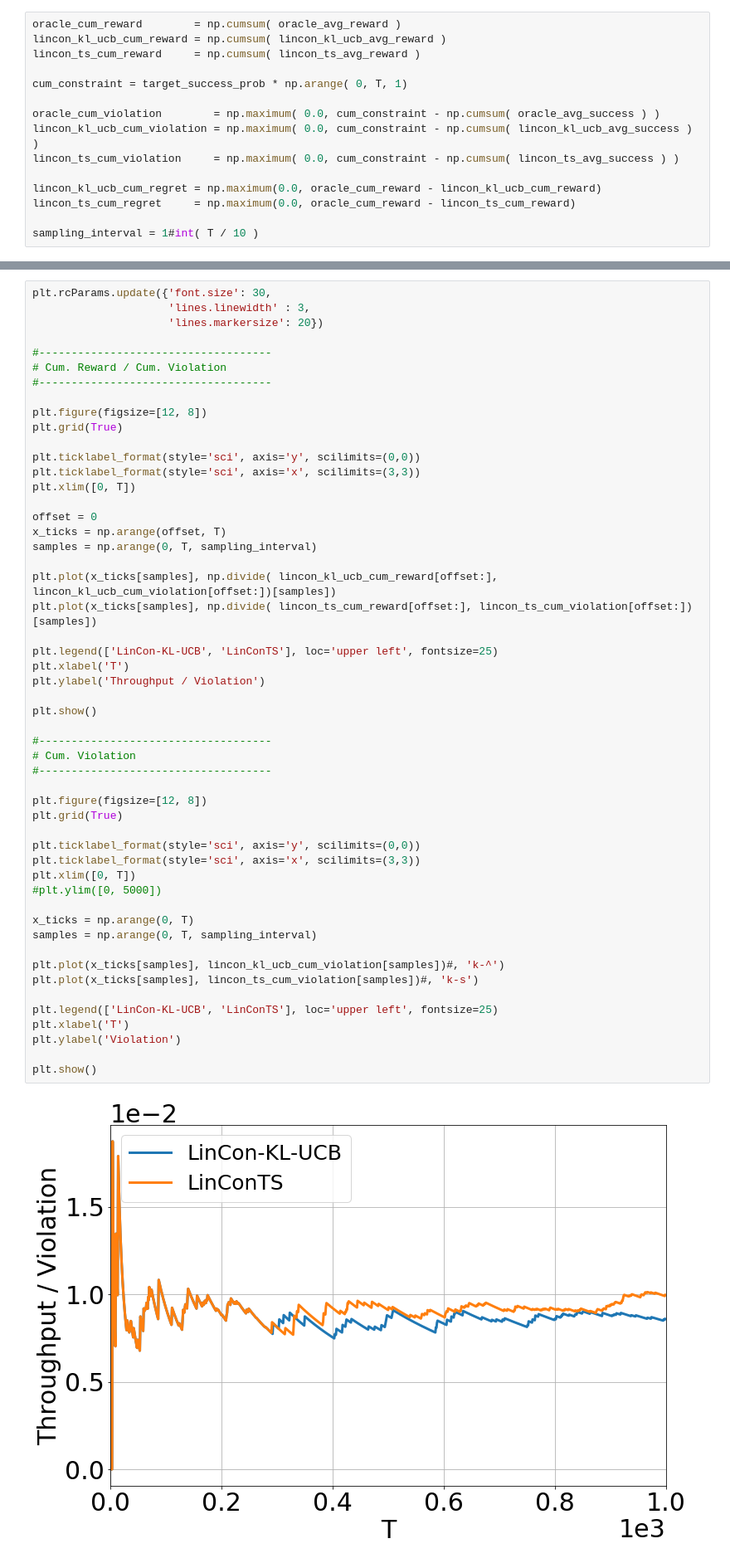
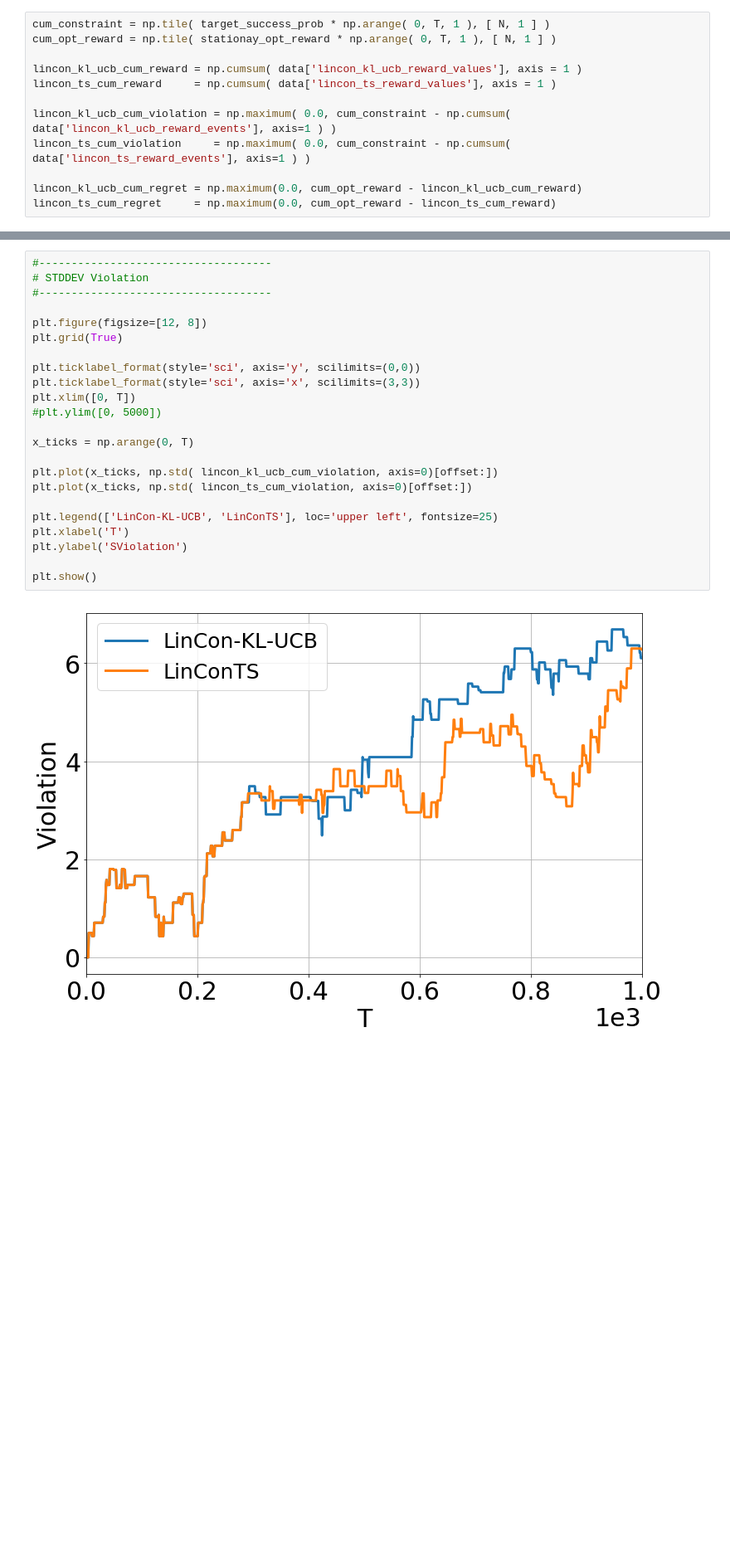
Before and after one commit to vidits-kth/LinConTS, a Jupyter notebook: LinConTS_plots.ipynb, the cells around one changed output, grey strips where cells are left out. Shown at 83% size. Cells and saved outputs as stored; diff of their text form; blank space fills up the shorter version.

Commit message:
Updated plotting

```diff
--- a/LinConTS_plots.ipynb
+++ b/LinConTS_plots.ipynb
@@ -22,17 +17,14 @@ lincon_ts_avg_success     = np.mean( data['lincon_ts_reward_events'], axis=0 )
 # %%
-oracle_cum_reward        = np.cumsum( oracle_avg_reward )
-lincon_kl_ucb_cum_reward = np.cumsum( lincon_kl_ucb_avg_reward )
-lincon_ts_cum_reward     = np.cumsum( lincon_ts_avg_reward )
+cum_constraint = np.tile( target_success_prob * np.arange( 0, T, 1 ), [ N, 1 ] )
+cum_opt_reward = np.tile( stationay_opt_reward * np.arange( 0, T, 1 ), [ N, 1 ] )
 
-cum_constraint = target_success_prob * np.arange( 0, T, 1)
+lincon_kl_ucb_cum_reward = np.cumsum( data['lincon_kl_ucb_reward_values'], axis = 1 )
+lincon_ts_cum_reward     = np.cumsum( data['lincon_ts_reward_values'], axis = 1 )
 
-oracle_cum_violation        = np.maximum( 0.0, cum_constraint - np.cumsum( oracle_avg_success ) )
-lincon_kl_ucb_cum_violation = np.maximum( 0.0, cum_constraint - np.cumsum( lincon_kl_ucb_avg_success ) )
-lincon_ts_cum_violation     = np.maximum( 0.0, cum_constraint - np.cumsum( lincon_ts_avg_success ) )
+lincon_kl_ucb_cum_violation = np.maximum( 0.0, cum_constraint - np.cumsum( data['lincon_kl_ucb_reward_events'], axis=1 ) )
+lincon_ts_cum_violation     = np.maximum( 0.0, cum_constraint - np.cumsum( data['lincon_ts_reward_events'], axis=1 ) )
 
-lincon_kl_ucb_cum_regret = np.maximum(0.0, oracle_cum_reward - lincon_kl_ucb_cum_reward)
-lincon_ts_cum_regret     = np.maximum(0.0, oracle_cum_reward - lincon_ts_cum_reward)
-
-sampling_interval = 1#int( T / 10 )
+lincon_kl_ucb_cum_regret = np.maximum(0.0, cum_opt_reward - lincon_kl_ucb_cum_reward)
+lincon_ts_cum_regret     = np.maximum(0.0, cum_opt_reward - lincon_ts_cum_reward)
 # %% [markdown]
 # Plot Results
@@ -39,54 +138,25 @@ sampling_interval = 1#int( T / 10 )
 # %%
-plt.rcParams.update({'font.size': 30,
-                     'lines.linewidth' : 3,
-                     'lines.markersize': 20})
-
 #------------------------------------
-# Cum. Reward / Cum. Violation
-#------------------------------------
-
-plt.figure(figsize=[12, 8])
-plt.grid(True)
-
-plt.ticklabel_format(style='sci', axis='y', scilimits=(0,0))
-plt.ticklabel_format(style='sci', axis='x', scilimits=(3,3))
-plt.xlim([0, T])
-
-offset = 0
-x_ticks = np.arange(offset, T)
-samples = np.arange(0, T, sampling_interval)
-
-plt.plot(x_ticks[samples], np.divide( lincon_kl_ucb_cum_reward[offset:], lincon_kl_ucb_cum_violation[offset:])[samples])
-plt.plot(x_ticks[samples], np.divide( lincon_ts_cum_reward[offset:], lincon_ts_cum_violation[offset:])[samples])
-
-plt.legend(['LinCon-KL-UCB', 'LinConTS'], loc='upper left', fontsize=25)
-plt.xlabel('T')
-plt.ylabel('Throughput / Violation')
-
-plt.show()
-
-#------------------------------------
-# Cum. Violation
+# STDDEV Violation
 #------------------------------------
 
 plt.figure(figsize=[12, 8])
 plt.grid(True)
 
 plt.ticklabel_format(style='sci', axis='y', scilimits=(0,0))
 plt.ticklabel_format(style='sci', axis='x', scilimits=(3,3))
 plt.xlim([0, T])
 #plt.ylim([0, 5000])
 
 x_ticks = np.arange(0, T)
-samples = np.arange(0, T, sampling_interval)
 
-plt.plot(x_ticks[samples], lincon_kl_ucb_cum_violation[samples])#, 'k-^')
-plt.plot(x_ticks[samples], lincon_ts_cum_violation[samples])#, 'k-s')
+plt.plot(x_ticks, np.std( lincon_kl_ucb_cum_violation, axis=0)[offset:])
+plt.plot(x_ticks, np.std( lincon_ts_cum_violation, axis=0)[offset:])
 
 plt.legend(['LinCon-KL-UCB', 'LinConTS'], loc='upper left', fontsize=25)
 plt.xlabel('T')
-plt.ylabel('Violation')
+plt.ylabel('SViolation')
 
 plt.show()
 # %% [output]
-[figure, old version]
+[figure, new version]
```
Also changed, not shown: parts of 6 cells of this notebook.
